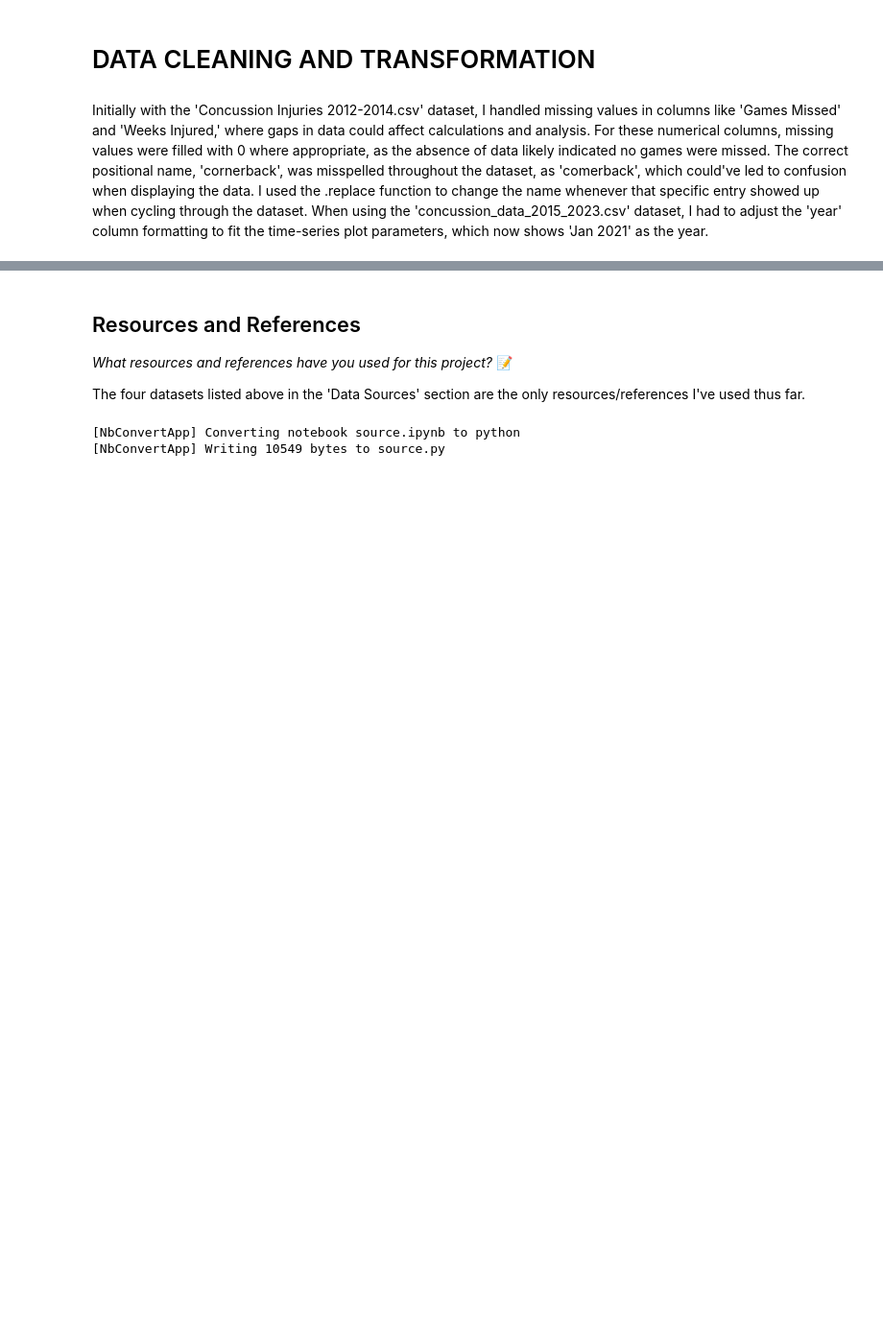
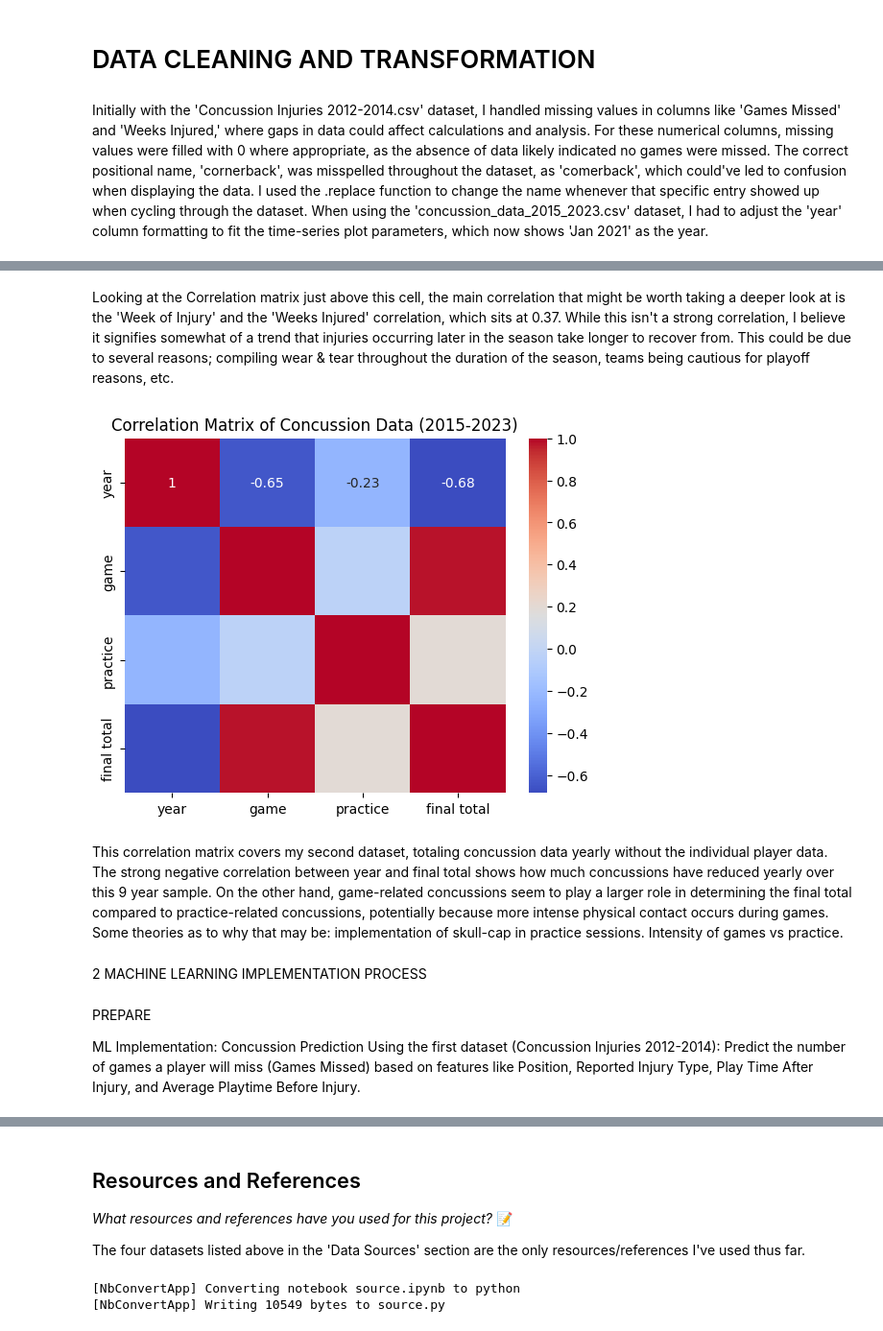
Before and after one commit to IT4063C-Fall24/final-project-jenkinsmt, a Jupyter notebook: source.ipynb, the cells around one changed output, grey strips where cells are left out. Shown: that part at 96% size. Drawn from its saved outputs; the diff is of its cells as text; code cells hidden in the pictures; blank space fills up the shorter version.

```diff
--- a/source.ipynb
+++ b/source.ipynb
@@ -158,0 +182,23 @@ Initially with the 'Concussion Injuries 2012-2014.csv' dataset, I handled missin
+# %% [markdown]
+Looking at the Correlation matrix just above this cell, the main correlation that might be worth taking a deeper look at is the 'Week of Injury' and the 'Weeks Injured' correlation, which sits at 0.37. While this isn't a strong correlation, I believe it signifies somewhat of a trend that injuries occurring later in the season take longer to recover from. This could be due to several reasons; compiling wear & tear throughout the duration of the season, teams being cautious for playoff reasons, etc.
+# %%
+# Load the dataset
+file_path = 'concussion_data_2015_2023.csv'
+df2 = pd.read_csv(file_path)
+
+correlation_matrix = df2.corr()
+
+sns.heatmap(correlation_matrix, annot=True, cmap='coolwarm')
+plt.title("Correlation Matrix of Concussion Data (2015-2023)")
+plt.show()
+# %% [output]
+[figure, added]
+# %% [markdown]
+This correlation matrix covers my second dataset, totaling concussion data yearly without the individual player data. The strong negative correlation between year and final total shows how much concussions have reduced yearly over this 9 year sample. On the other hand, game-related concussions seem to play a larger role in determining the final total compared to practice-related concussions, potentially because more intense physical contact occurs during games. Some theories as to why that may be: implementation of skull-cap in practice sessions. Intensity of games vs practice.
+# %% [markdown]
+2 MACHINE LEARNING IMPLEMENTATION PROCESS
+# %% [markdown]
+
+PREPARE
+
+ML Implementation: Concussion Prediction Using the first dataset (Concussion Injuries 2012-2014): Predict the number of games a player will miss (Games Missed) based on features like Position, Reported Injury Type, Play Time After Injury, and Average Playtime Before Injury.
```
Also changed, not shown: parts of 12 cells of this notebook.
